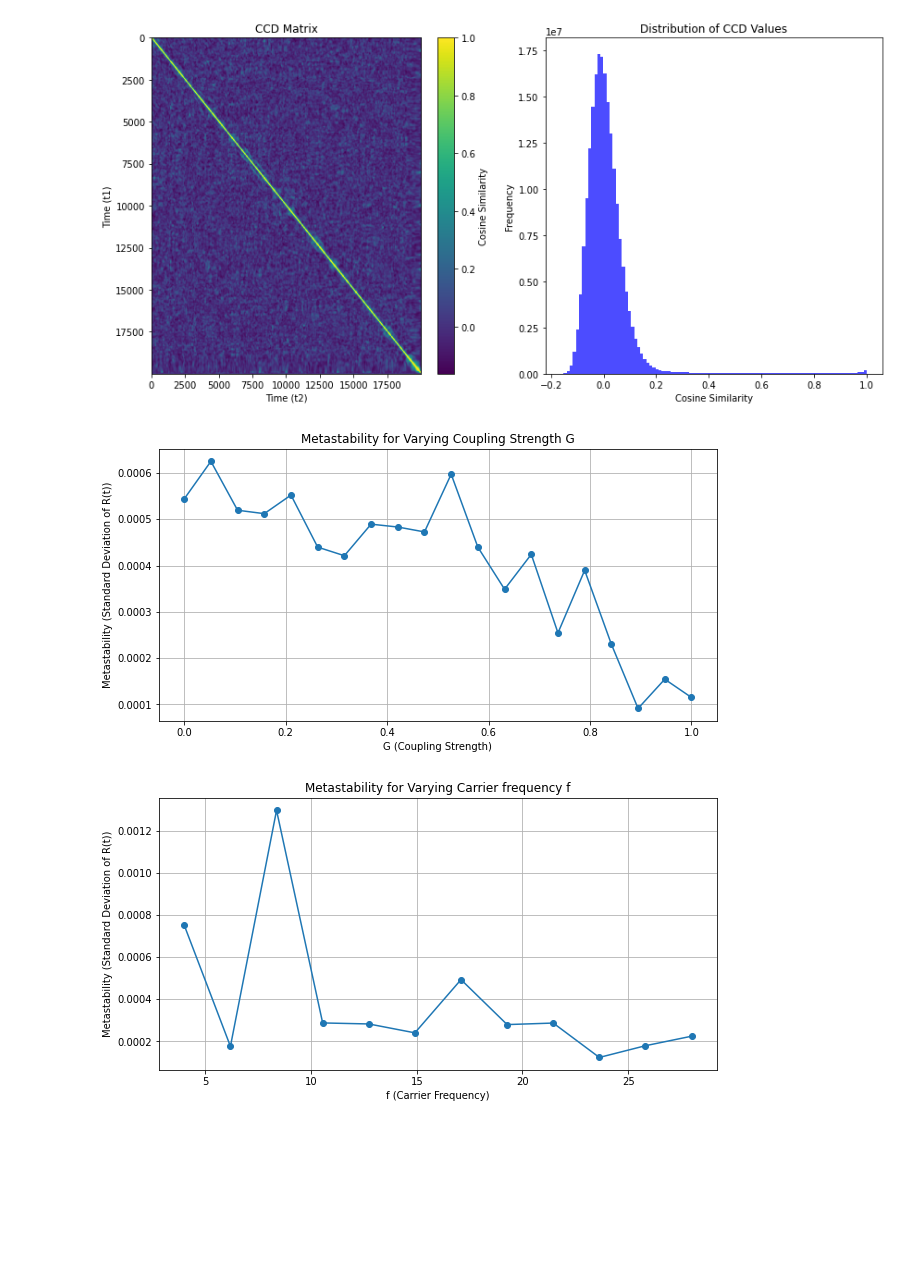
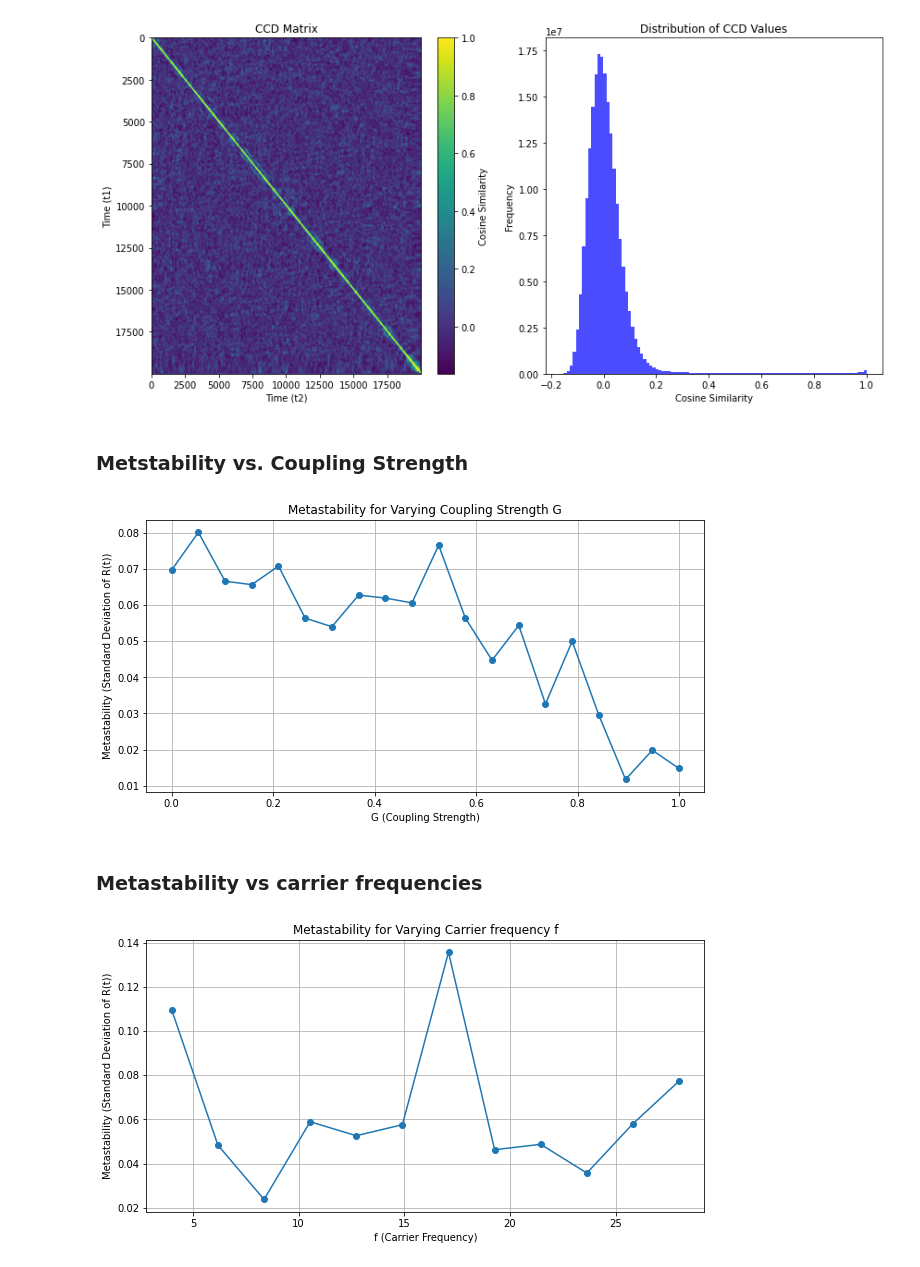
Before and after one commit to shayan823/Deco-Group-1A, a Jupyter notebook: PythonNotebooks/signal_processing.ipynb, the cells around one changed output. Drawn from its saved outputs; the diff is of its cells as text; code cells hidden in the pictures; blank space fills up the shorter version.

Commit message:
corrected metstability calculations & plots associated

```diff
--- a/PythonNotebooks/signal_processing.ipynb
+++ b/PythonNotebooks/signal_processing.ipynb
@@ -251,7 +251,7 @@ def calculate_kuramoto_and_metastability(analytical_x):
     instantaneous_phase = np.angle(analytical_x)
 
     # Calculate the Kuramoto order parameter R(t) over time
-    R_t = np.abs(np.sum(np.exp(1j * instantaneous_phase), axis=1))/10000
+    R_t = np.abs(np.sum(np.exp(1j * instantaneous_phase), axis=1))/78
 
     # Calculate metastability as the standard deviation of the Kuramoto order parameter
     metastability = np.std(R_t)
@@ -376,8 +376,12 @@ plt.show()
 (20000, 3003)
 (20000, 20000)
 [figure]
+# %% [markdown]
+### Metstability vs. Coupling Strength
 # %%
-# Vary the coupling strength G from 0 to 1 with 30 points
+# Vary the coupling strength G from 0 to 1 with 20 points
+f=12
+omega = 2 * np.pi * f
 G_values = np.linspace(0, 1, 20)
 metastabilities = []
 
@@ -397,27 +401,30 @@ plt.ylabel('Metastability (Standard Deviation of R(t))')
 plt.grid(True)
 plt.show()
 # %% [output]
-[figure, old version]
+[figure, new version]
+# %% [markdown]
+### Metastability vs carrier frequencies
 # %%
-# Vary the coupling strength G from 0 to 1 with 30 points
+# Vary the frequencies from 4 to 28 with 12 points
+G=0.5
 f_values = np.linspace(4, 28, 12)
 metastabilities = []
 
 # Calculate metastability for varying G and plot the metastability
 for f in f_values:
     omega = 2 * np.pi * f
     x_values, y_values = solve_ode_network(num_steps, dt, a, omega, beta, C, G)
     _, _, analytical_x, _, _, _ = signal_processing_on_hopf(x_values, C, dt, f, G)
     _, metastability = calculate_kuramoto_and_metastability(analytical_x)
     metastabilities.append(metastability)
 
 # Plot metastability over G values
 plt.figure(figsize=(10, 5))
 plt.plot(f_values, metastabilities, marker='o')
 plt.title('Metastability for Varying Carrier frequency f')
 plt.xlabel('f (Carrier Frequency)')
 plt.ylabel('Metastability (Standard Deviation of R(t))')
 plt.grid(True)
 plt.show()
 # %% [output]
-[figure, old version]
+[figure, new version]
```
Also changed, not shown: parts of 1 cell of this notebook, 3 other files.
